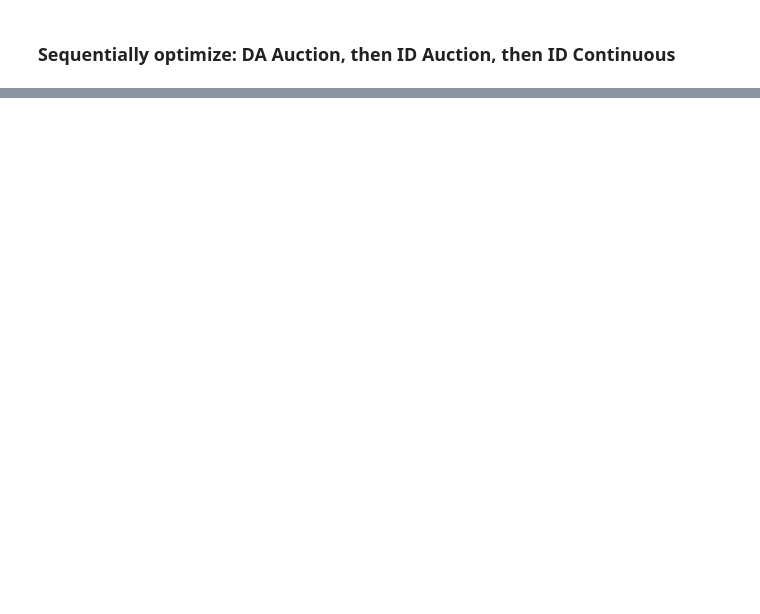
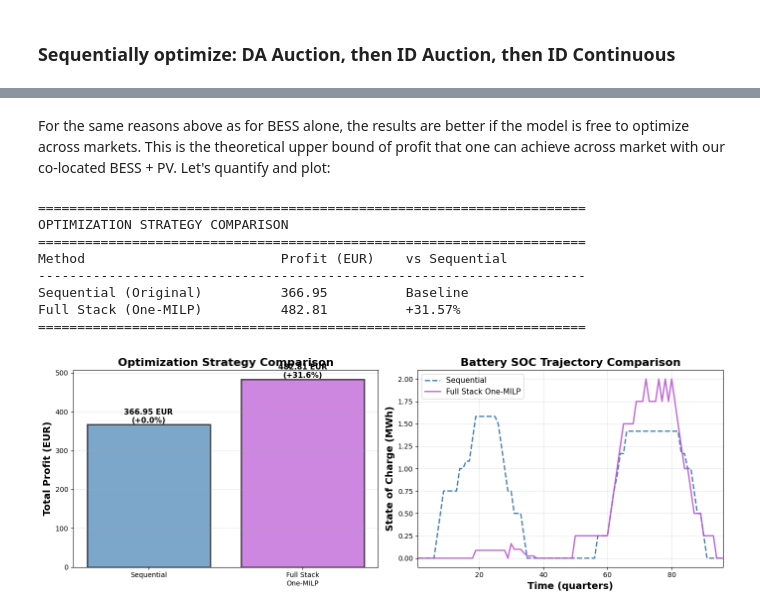
Before and after one commit to c-metz/bess-optimizer, a Jupyter notebook: example.ipynb, the cells around one changed output, grey strips where cells are left out. Saved outputs shown, nothing was run; the diff lists cells and outputs as text; code cells hidden in the pictures; blank space fills up the shorter version.

```diff
--- a/example.ipynb
+++ b/example.ipynb
@@ -29,4 +75,11 @@ idc_price_vector =  [36, 44, 36, 28, 29, 27, 26, 25, 31, 32, 29, 28, 25, 28, 28,
                     22, 17, 26, 29, 24, 21, 19, 21, 21, 23, 20, 27, 32, 34, 30, 23, 27, 37,
                     26, 31, 33, 42, 25, 38, 37, 42, 43, 44, 40, 44, 43, 46, 46, 44, 48, 46,
                     41, 35, 43, 37, 31, 32]
+
+# solar profile of 1 MWp solar farm over 96 quarter hours = 24 hours with values in MW, inverter clipping at 0.9 MW
+solar_profile = np.array([0, 0, 0, 0, 0, 0, 0, 0, 0, 0, 0, 0, 0, 0, 0, 0, 0, 5, 15, 30, 55, 110, 180,
+                 260, 350, 440, 530, 610, 710, 745, 780, 810, 840, 865, 885, 900, 900, 900,
+                 900, 900, 895, 880, 865, 845, 820, 790, 755, 715, 670, 580, 480, 385, 270,
+                 220, 185, 150, 110, 80, 55, 30, 10, 2, 0, 0, 0, 0, 0, 0, 0, 0, 0, 0, 0, 0,
+                 0, 0, 0, 0, 0, 0, 0, 0, 0, 0, 0, 0, 0, 0, 0, 0, 0, 0, 0, 0, 0, 0]) * 0.001
 # %% [markdown]
@@ -196,0 +811,63 @@ plt.show()
+# %% [markdown]
+For the same reasons above as for BESS alone, the results are better if the model is free to optimize across markets. This is the theoretical upper bound of profit that one can achieve across market with our co-located BESS + PV. Let's quantify and plot:
+# %%
+# Calculate sequential profit (from earlier cells)
+sequential_profit = p1 + p2 + p3
+
+# Calculate improvement percentage
+base_profit = sequential_profit
+full_stack_improvement = (result_full_stack['profit'] - base_profit) / base_profit * 100
+
+print("\n" + "=" * 70)
+print("OPTIMIZATION STRATEGY COMPARISON")
+print("=" * 70)
+print(f"{'Method':<30} {'Profit (EUR)':<15} {'vs Sequential':<20}")
+print("-" * 70)
+print(f"{'Sequential (Original)':<30} {sequential_profit:<15.2f} {'Baseline':<20}")
+print(f"{'Full Stack (One-MILP)':<30} {result_full_stack['profit']:<15.2f} {full_stack_improvement:+.2f}%")
+print("=" * 70)
+
+# Visualize comparison
+fig, (ax1, ax2) = plt.subplots(1, 2, figsize=(14, 5))
+
+# Profit comparison
+methods = ['Sequential', 'Full Stack\nOne-MILP']
+profits = [sequential_profit, result_full_stack['profit']]
+colors_bar = ['steelblue', 'mediumorchid']
+
+bars = ax1.bar(methods, profits, color=colors_bar, alpha=0.7, edgecolor='black', linewidth=2)
+ax1.set_ylabel('Total Profit (EUR)', fontsize=14, fontweight='bold')
+ax1.set_title('Optimization Strategy Comparison', fontsize=16, fontweight='bold')
+ax1.grid(axis='y', alpha=0.3)
+
+# Add value labels on bars
+for bar, profit in zip(bars, profits):
+    height = bar.get_height()
+    ax1.text(bar.get_x() + bar.get_width()/2., height,
+            f'{profit:.2f} EUR\n({((profit-sequential_profit)/sequential_profit*100):+.1f}%)',
+            ha='center', va='bottom', fontsize=11, fontweight='bold')
+
+# SOC comparison over time
+xgrid = np.arange(1, 97)
+ax2.plot(xgrid, soc3, label='Sequential', color='steelblue', linewidth=2, linestyle='--')
+ax2.plot(xgrid, result_full_stack['soc'], label='Full Stack One-MILP', color='mediumorchid', linewidth=2, alpha=0.9)
+
+ax2.set_xlabel('Time (quarters)', fontsize=14, fontweight='bold')
+ax2.set_ylabel('State of Charge (MWh)', fontsize=14, fontweight='bold')
+ax2.set_title('Battery SOC Trajectory Comparison', fontsize=16, fontweight='bold')
+ax2.legend(fontsize=11, loc='best')
+ax2.grid(alpha=0.3)
+ax2.set_xlim(1, 96)
+
+plt.tight_layout()
+plt.show()
+# %% [output]
+======================================================================
+OPTIMIZATION STRATEGY COMPARISON
+======================================================================
+Method                         Profit (EUR)    vs Sequential
+----------------------------------------------------------------------
+Sequential (Original)          366.95          Baseline
+Full Stack (One-MILP)          482.81          +31.57%
+======================================================================
+[figure, added]
```
Also changed, not shown: parts of 32 cells of this notebook, 4 other files.
